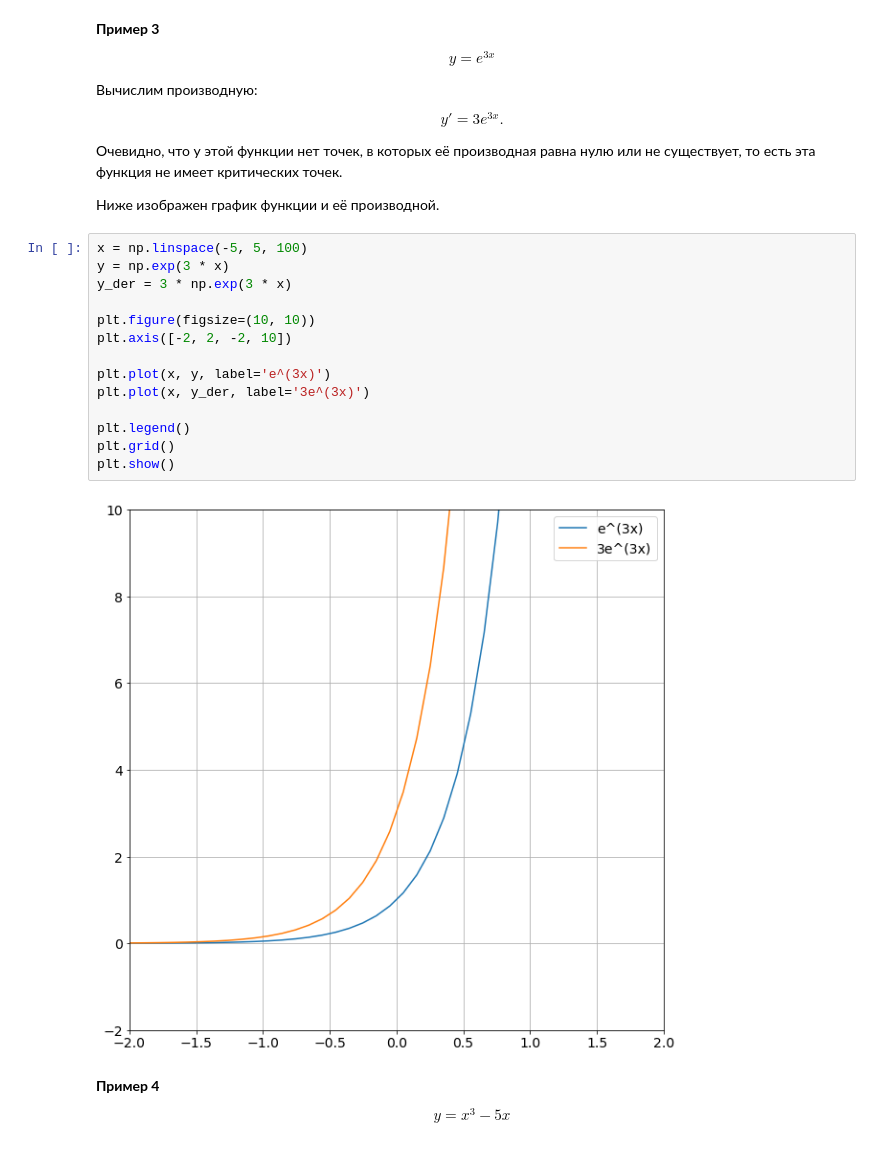
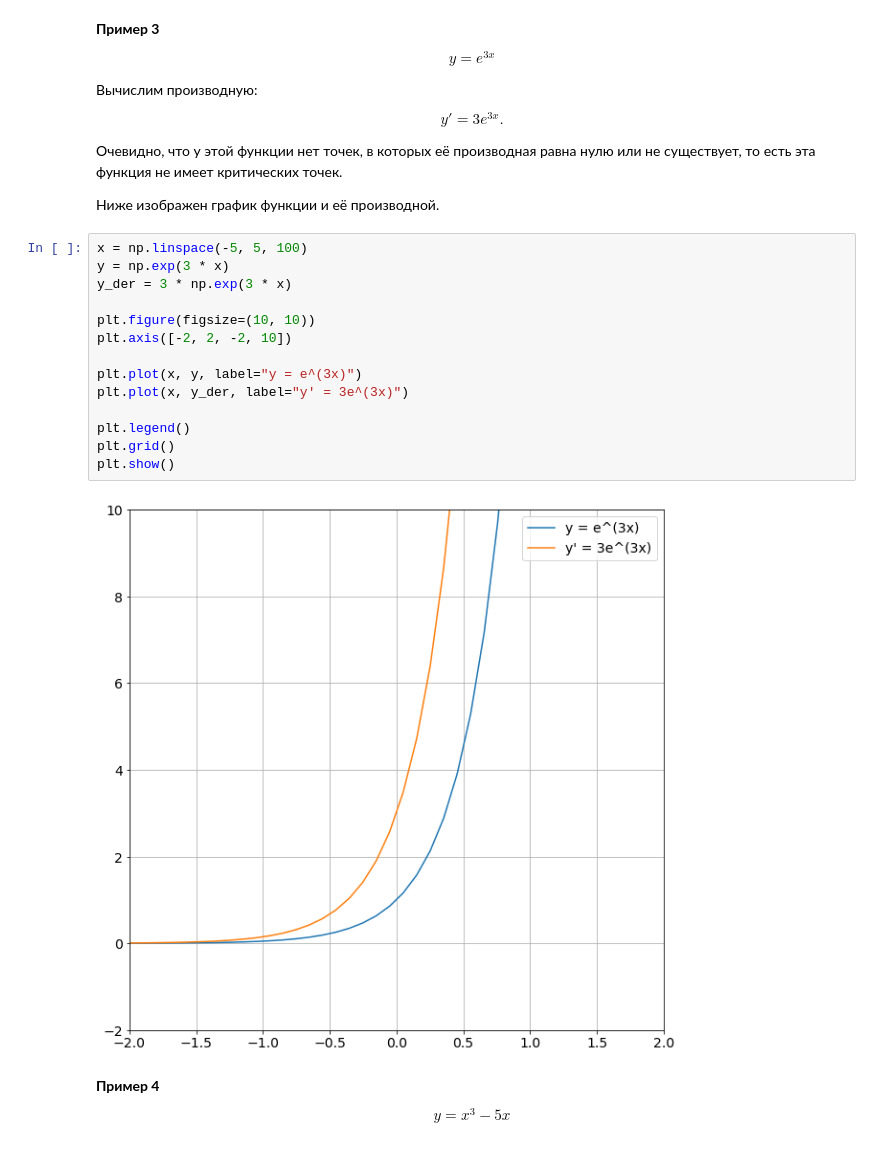
Before and after one commit to lkamalt/math-basics, a Jupyter notebook: lesson7/hw_lesson7.ipynb, the cells around one changed output. Saved outputs shown, nothing was run; the diff lists cells and outputs as text.

```diff
--- a/lesson7/hw_lesson7.ipynb
+++ b/lesson7/hw_lesson7.ipynb
@@ -156,19 +158,19 @@ $$y' = 3e^{3x}.$$
 # %%
 x = np.linspace(-5, 5, 100)
 y = np.exp(3 * x)
 y_der = 3 * np.exp(3 * x)
 
 plt.figure(figsize=(10, 10))
 plt.axis([-2, 2, -2, 10])
 
-plt.plot(x, y, label='e^(3x)')
-plt.plot(x, y_der, label='3e^(3x)')
+plt.plot(x, y, label="y = e^(3x)")
+plt.plot(x, y_der, label="y' = 3e^(3x)")
 
 plt.legend()
 plt.grid()
 plt.show()
 # %% [output]
-[figure, old version]
+[figure, new version]
 # %% [markdown]
 **Пример 4** <a class='anchor' id='derivative_2_4'>
 
```
Also changed, not shown: parts of 3 cells of this notebook.
